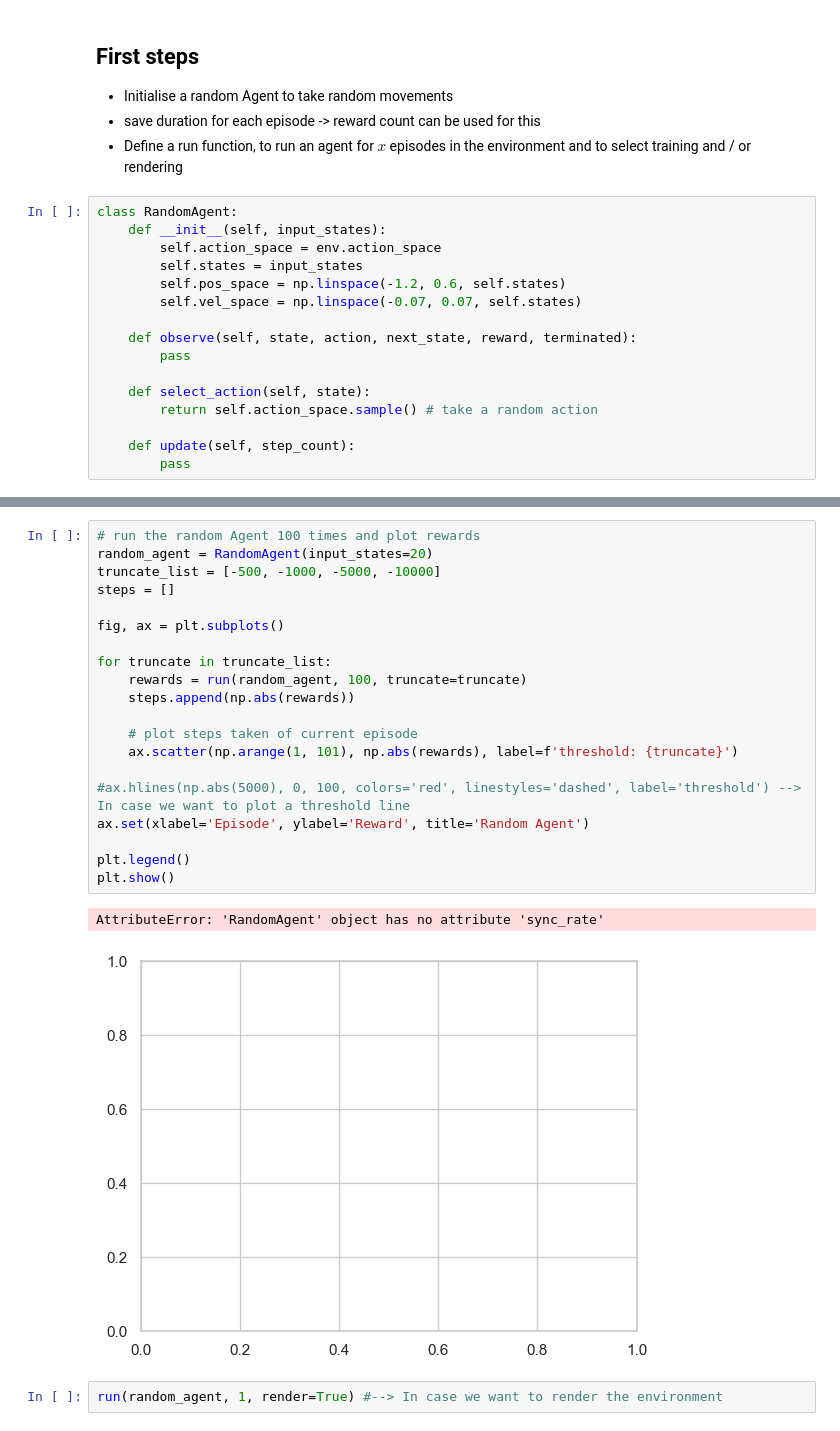
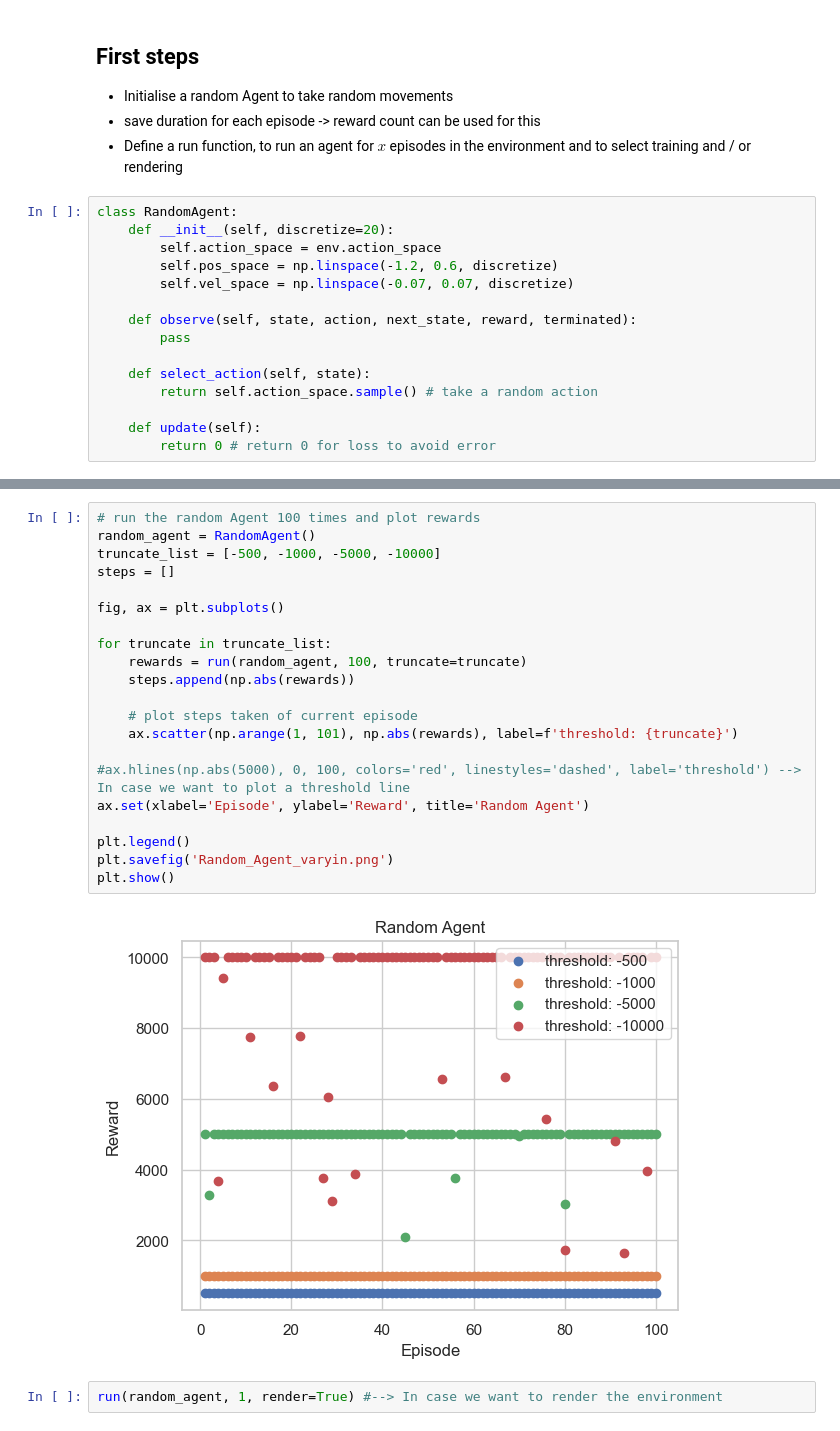
Before and after one commit to LionelSafar/Rolls-Royce-Peak-Plower, a Jupyter notebook: main.ipynb, the cells around one changed output, grey strips where cells are left out. Cells and saved outputs as stored; diff of their text form.

Commit message:
changes in random agent, forgot to save before

```diff
--- a/main.ipynb
+++ b/main.ipynb
@@ -79,11 +79,10 @@ Physical explanation:
 - Define a run function, to run an agent for $x$ episodes in the environment and to select training and / or rendering
 # %%
 class RandomAgent:
-    def __init__(self, input_states):
+    def __init__(self, discretize=20):
         self.action_space = env.action_space
-        self.states = input_states
-        self.pos_space = np.linspace(-1.2, 0.6, self.states)
-        self.vel_space = np.linspace(-0.07, 0.07, self.states)
+        self.pos_space = np.linspace(-1.2, 0.6, discretize)
+        self.vel_space = np.linspace(-0.07, 0.07, discretize)
 
     def observe(self, state, action, next_state, reward, terminated):
         pass
@@ -91,8 +90,8 @@ class RandomAgent:
     def select_action(self, state):
         return self.action_space.sample() # take a random action
 
-    def update(self, step_count):
-        pass
+    def update(self):
+        return 0 # return 0 for loss to avoid error
 # %%
 def run(agent, episodes, render=False, is_training=True, truncate=-1000):
     """
@@ -191,27 +200,27 @@ def run(agent, episodes, render=False, is_training=True, truncate=-1000):
     return rewards_per_episode if is_training else None
 # %%
 # run the random Agent 100 times and plot rewards
-random_agent = RandomAgent(input_states=20)
+random_agent = RandomAgent()
 truncate_list = [-500, -1000, -5000, -10000]
 steps = []
 
 fig, ax = plt.subplots()
 
 for truncate in truncate_list:
     rewards = run(random_agent, 100, truncate=truncate)
     steps.append(np.abs(rewards))
 
     # plot steps taken of current episode
     ax.scatter(np.arange(1, 101), np.abs(rewards), label=f'threshold: {truncate}')
 
 #ax.hlines(np.abs(5000), 0, 100, colors='red', linestyles='dashed', label='threshold') --> In case we want to plot a threshold line
 ax.set(xlabel='Episode', ylabel='Reward', title='Random Agent')
 
 plt.legend()
+plt.savefig('Random_Agent_varyin.png')
 plt.show()
 # %% [output]
-AttributeError: 'RandomAgent' object has no attribute 'sync_rate'
-[figure, old version]
+[figure, new version]
 # %%
 run(random_agent, 1, render=True) #--> In case we want to render the environment
 # %% [output]
```
Also changed, not shown: parts of 6 cells of this notebook.
